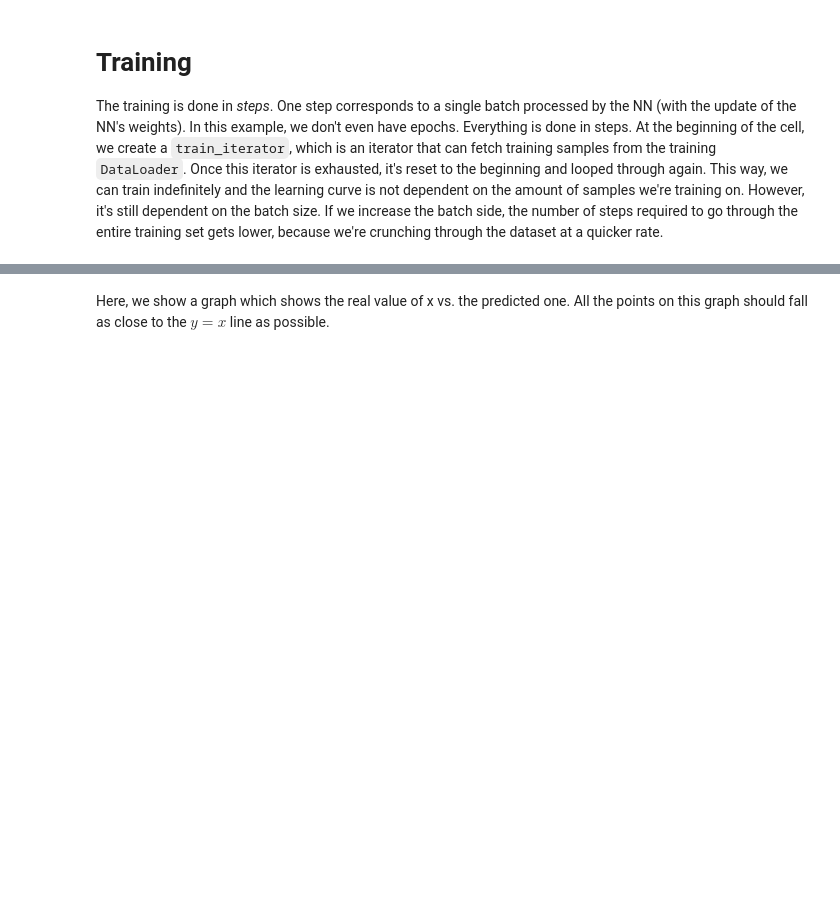
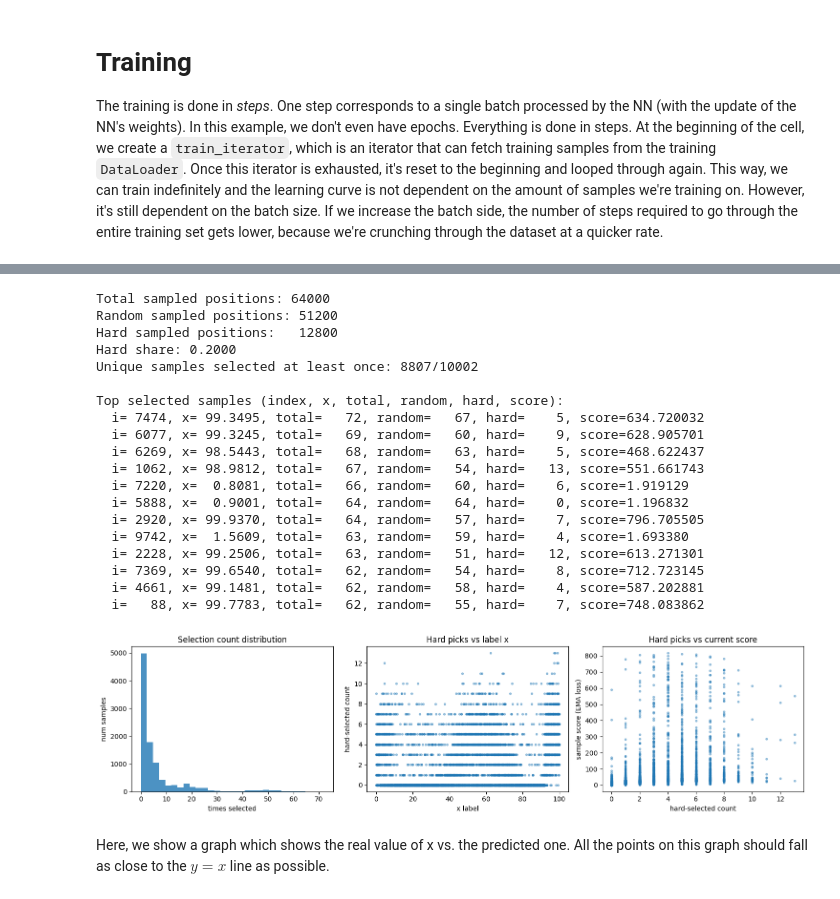
Before and after one commit to DJsushi/mglyph-ml, a Jupyter notebook: notebooks/experiment-hard-sample.ipynb, the cells around one changed output, grey strips where cells are left out. Cells and saved outputs as stored; diff of their text form; code cells hidden in the pictures; blank space fills up the shorter version.

```diff
--- a/notebooks/experiment-hard-sample.ipynb
+++ b/notebooks/experiment-hard-sample.ipynb
@@ -315,3 +467,83 @@ Step 1000 [normal]: objective(last 20 avg)=0.008612, full_batch_mse(last 20 avg)
+# %%
+# Diagnostics: verify how hard-sample mining changed sampling behavior.
+required_vars = [
+    "selected_total_count",
+    "selected_random_count",
+    "selected_hard_count",
+    "sample_scores",
+    "labels_train",
+]
+
+missing = [name for name in required_vars if name not in globals()]
+if missing:
+    print("Missing diagnostics state:", missing)
+    print("Re-run Cell 14 (Training) first, then run this diagnostics cell again.")
+else:
+    total_draws = int(selected_total_count.sum())
+    random_draws = int(selected_random_count.sum())
+    hard_draws = int(selected_hard_count.sum())
+    selected_any = int(np.count_nonzero(selected_total_count))
+
+    print(f"Total sampled positions: {total_draws}")
+    print(f"Random sampled positions: {random_draws}")
+    print(f"Hard sampled positions:   {hard_draws}")
+    if total_draws > 0:
+        print(f"Hard share: {hard_draws / total_draws:.4f}")
+    print(f"Unique samples selected at least once: {selected_any}/{len(selected_total_count)}")
+
+    top_k = min(12, len(selected_total_count))
+    top_total_idx = np.argpartition(selected_total_count, -top_k)[-top_k:]
+    top_total_idx = top_total_idx[np.argsort(selected_total_count[top_total_idx])[::-1]]
+
+    print("\nTop selected samples (index, x, total, random, hard, score):")
+    for idx in top_total_idx.tolist():
+        print(
+            f"  i={idx:5d}, x={labels_train[idx]:8.4f}, total={selected_total_count[idx]:5d}, "
+            f"random={selected_random_count[idx]:5d}, hard={selected_hard_count[idx]:5d}, "
+            f"score={sample_scores[idx]:.6f}"
+        )
+
+    fig, axes = plt.subplots(1, 3, figsize=(15, 4))
+
+    axes[0].hist(selected_total_count, bins=30, alpha=0.8, label="total")
+    axes[0].set_title("Selection count distribution")
+    axes[0].set_xlabel("times selected")
+    axes[0].set_ylabel("num samples")
+
+    labels_arr = np.asarray(labels_train, dtype=np.float64)
+    axes[1].scatter(labels_arr, selected_hard_count, s=8, alpha=0.4)
+    axes[1].set_title("Hard picks vs label x")
+    axes[1].set_xlabel("x label")
+    axes[1].set_ylabel("hard-selected count")
+
+    axes[2].scatter(selected_hard_count, sample_scores, s=8, alpha=0.4)
+    axes[2].set_title("Hard picks vs current score")
+    axes[2].set_xlabel("hard-selected count")
+    axes[2].set_ylabel("sample score (EMA loss)")
+
+    fig.tight_layout()
+    plt.show()
+# %% [output]
+Total sampled positions: 64000
+Random sampled positions: 51200
+Hard sampled positions:   12800
+Hard share: 0.2000
+Unique samples selected at least once: 8807/10002
+
+Top selected samples (index, x, total, random, hard, score):
+  i= 7474, x= 99.3495, total=   72, random=   67, hard=    5, score=634.720032
+  i= 6077, x= 99.3245, total=   69, random=   60, hard=    9, score=628.905701
+  i= 6269, x= 98.5443, total=   68, random=   63, hard=    5, score=468.622437
+  i= 1062, x= 98.9812, total=   67, random=   54, hard=   13, score=551.661743
+  i= 7220, x=  0.8081, total=   66, random=   60, hard=    6, score=1.919129
+  i= 5888, x=  0.9001, total=   64, random=   64, hard=    0, score=1.196832
+  i= 2920, x= 99.9370, total=   64, random=   57, hard=    7, score=796.705505
+  i= 9742, x=  1.5609, total=   63, random=   59, hard=    4, score=1.693380
+  i= 2228, x= 99.2506, total=   63, random=   51, hard=   12, score=613.271301
+  i= 7369, x= 99.6540, total=   62, random=   54, hard=    8, score=712.723145
+  i= 4661, x= 99.1481, total=   62, random=   58, hard=    4, score=587.202881
+  i=   88, x= 99.7783, total=   62, random=   55, hard=    7, score=748.083862
+[figure, added]
 # %% [markdown]
 Here, we show a graph which shows the real value of x vs. the predicted one. All the points on this graph should fall as close to the $y = x$ line as possible.
 # %%
```
Also changed, not shown: parts of 8 cells of this notebook, 6 other files.
